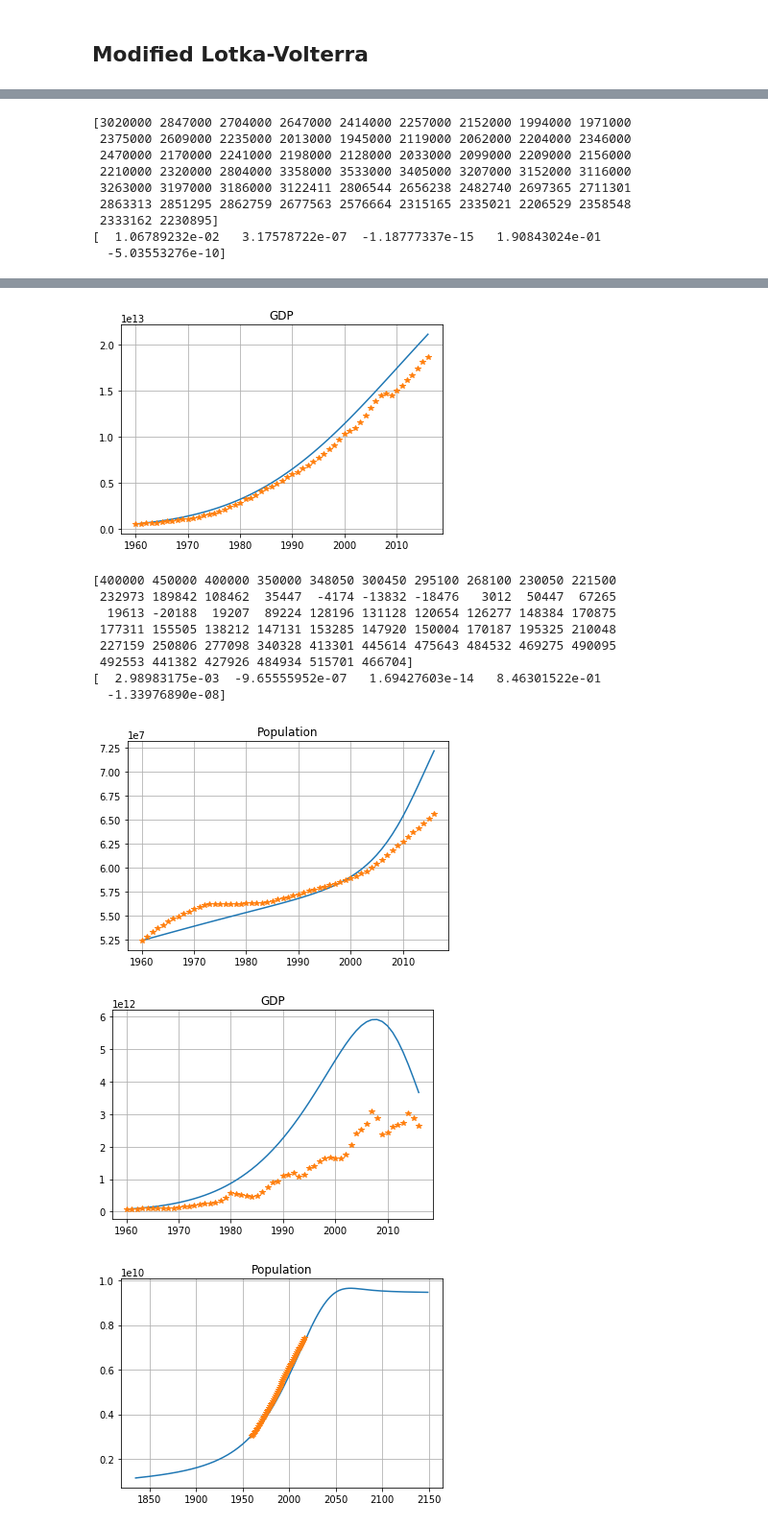
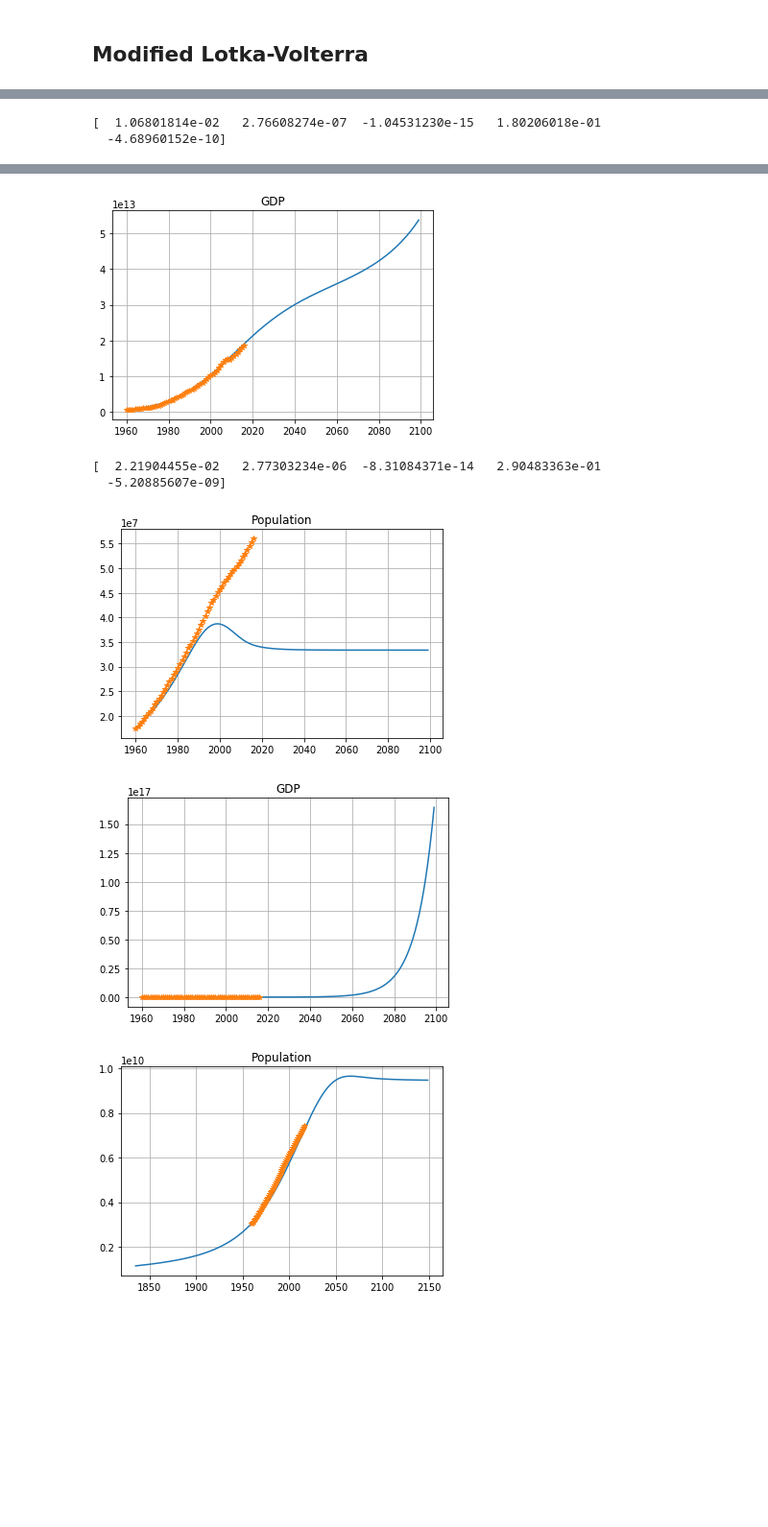
Before and after one commit to rfree18/math-modeling, a Jupyter notebook: final/Final.ipynb, the cells around one changed output, grey strips where cells are left out. Shown at 96% size. Saved outputs shown, nothing was run; the diff lists cells and outputs as text; code cells hidden in the pictures; blank space fills up the shorter version.

```diff
--- a/final/Final.ipynb
+++ b/final/Final.ipynb
@@ -72,7 +72,7 @@ gdp_real_data = gdp_data.as_matrix()
 pop_real_data = pop_data.as_matrix()
 # %%
 par_init = [0.003, 5.2, -55e-18, 0.031, -2e-22] # Initial values provided by report
-par_est = [0.003, 5.2e-6, -55e-17, 0.031, -2e-22] # Adjustments based on hypothesis
+par_est = [0.003, 5.2e-6, -55e-17, 0.036, -2e-22] # Adjustments based on hypothesis
 
 # x0 = [1.15e9, 0.21e12]
 
@@ -93,4 +93,28 @@ def model(t, data, params):
 def score(params, t, data):
     model_data = model(t, data, params)
 
-    return (model_data[0] - data[0])**2 + (model_data[1] - data[1])**2
+    return np.sum((model_data[0] - data[0])**2 + (model_data[1] - data[1])**2)
+# %%
+t = np.arange(1960, 2017, 1)
+
+world_pop = pop_real_data[0]
+world_gdp = gdp_real_data[0]
+
+data = np.asarray([world_pop, world_gdp])
+
+result = optimize.fmin(score, x0=par_init, args=(t, data))
+print(result)
+
+t_plot = np.arange(1850, 2150, 1)
+
+# Change to paper's data points to align better with it
+data = np.asarray([[1.15e9], [0.21e12]])
+
+plt.figure()
+plt.title("Population")
+plt.grid()
+# Plot using estimated parameters
+# Derived from educated guess from algorithm parameters
+plt.plot(t_plot, model(t_plot, data, par_est)[0])
+plt.plot(np.arange(1960, 2017, 1), world_pop, '*')
+plt.show()
@@ -97,18 +129,14 @@ def score(params, t, data):
 # %%
-t = np.arange(1960, 2017, 1)
-
 for (idx, country_gdp) in enumerate(gdp_real_data):
     country_pop = pop_real_data[idx]
     data = np.asarray([country_pop, country_gdp])
 
-    p = country_pop[:-1]
-    g = country_gdp[:-1]
+    p = country_pop[1:] # All but first value
+    g = country_gdp[1:]
     pg = p * g
 
     Y_pop = np.asarray([t - s for s, t in zip(country_pop, country_pop[1:])]) # Determine dp/dt vals
     X_pop = np.asarray([p, g, pg]).T
-
-    print(Y_pop)
 
     Y_gdp = np.asarray([t - s for s, t in zip(country_gdp, country_gdp[1:])]) # Determine dg/dt vals
     X_gdp = np.asarray([g, pg]).T
@@ -118,7 +146,7 @@ for (idx, country_gdp) in enumerate(gdp_real_data):
     result = np.append(result_pop[0], result_gdp[0])
     print(result)
 
-    t_plot = np.arange(1960, 2017, 1)
+    t_plot = np.arange(1960, 2100, 1)
 
     plt.figure()
     plt.title("Population")
@@ -150,9 +171,2 @@ for (idx, country_gdp) in enumerate(gdp_real_data):
-[3020000 2847000 2704000 2647000 2414000 2257000 2152000 1994000 1971000
- 2375000 2609000 2235000 2013000 1945000 2119000 2062000 2204000 2346000
- 2470000 2170000 2241000 2198000 2128000 2033000 2099000 2209000 2156000
- 2210000 2320000 2804000 3358000 3533000 3405000 3207000 3152000 3116000
- 3263000 3197000 3186000 3122411 2806544 2656238 2482740 2697365 2711301
- 2863313 2851295 2862759 2677563 2576664 2315165 2335021 2206529 2358548
- 2333162 2230895]
-[  1.06789232e-02   3.17578722e-07  -1.18777337e-15   1.90843024e-01
-  -5.03553276e-10]
+[  1.06801814e-02   2.76608274e-07  -1.04531230e-15   1.80206018e-01
+  -4.68960152e-10]
@@ -160,14 +174,8 @@ for (idx, country_gdp) in enumerate(gdp_real_data):
-[figure, old version]
+[figure, new version]
-[400000 450000 400000 350000 348050 300450 295100 268100 230050 221500
- 232973 189842 108462  35447  -4174 -13832 -18476   3012  50447  67265
-  19613 -20188  19207  89224 128196 131128 120654 126277 148384 170875
- 177311 155505 138212 147131 153285 147920 150004 170187 195325 210048
- 227159 250806 277098 340328 413301 445614 475643 484532 469275 490095
- 492553 441382 427926 484934 515701 466704]
-[  2.98983175e-03  -9.65555952e-07   1.69427603e-14   8.46301522e-01
-  -1.33976890e-08]
+[  2.21904455e-02   2.77303234e-06  -8.31084371e-14   2.90483363e-01
+  -5.20885607e-09]
-[figure, old version]
+[figure, new version]
-[figure, old version]
+[figure, new version]
 # %%
 t = np.arange(1835, 2150, 1)
 
```
Also changed, not shown: parts of 4 cells of this notebook, 7 other files.
